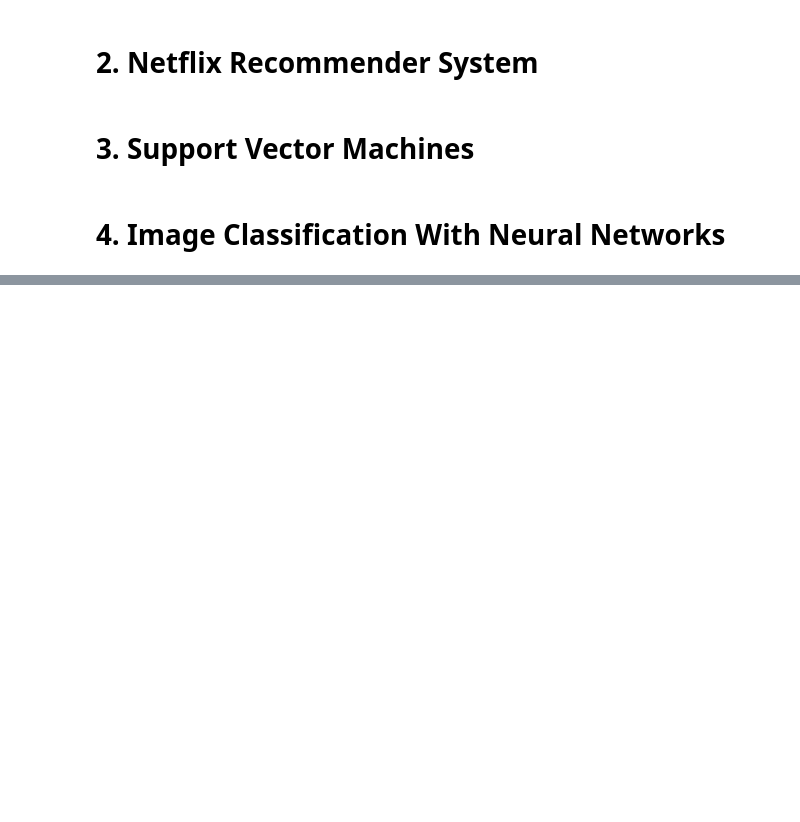
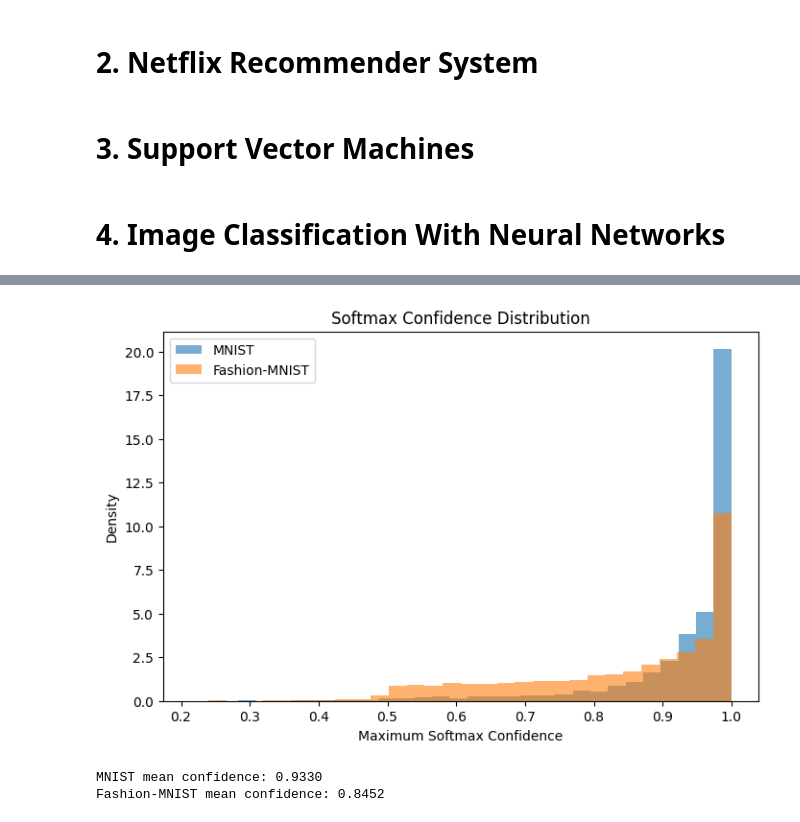
Before and after one commit to lmBored/Student_Descent_Assignment, a Jupyter notebook: assignment_2/HW2_26_setup.ipynb, the cells around one changed output, grey strips where cells are left out. Drawn from its saved outputs; the diff is of its cells as text; code cells hidden in the pictures; blank space fills up the shorter version.

Commit message:
Complete neural network embedding analysis (part 4)

```diff
--- a/assignment_2/HW2_26_setup.ipynb
+++ b/assignment_2/HW2_26_setup.ipynb
@@ -750,8 +750,10 @@ def visualize_embedding_space(
 """Main training and evaluation pipeline."""
 # Edit configuration here like so
 config = Config(
-    epochs=5,
-    learning_rate=0.1
+    epochs=15,
+    learning_rate=0.001,
+    dropout_rate_1=0.3,
+    dropout_rate_2=0.3
 )
 
 print("CNN Embedding Space Learning")
@@ -818,0 +875,44 @@ except Exception as e:
+# %%
+# PART 3b: compute the maximum softmax confidence for each sample.
+# this allows us to compare how confident the MNIST-trained model is on
+# in-distribution data (MNIST) versus out-of-distribution data (Fashion-MNIST).
+
+def get_max_confidences(model, data_loader, config):
+    model.eval()
+    scores = []
+
+    with torch.no_grad():
+        for inputs, _ in data_loader:
+            inputs = inputs.to(config.device)
+
+            logits = model(inputs)
+            probabilities = torch.softmax(logits, dim=1)
+
+            max_confidence, _ = probabilities.max(dim=1)
+            scores.extend(max_confidence.cpu().numpy())
+
+    return np.array(scores)
+
+# collect confidence scores for both datasets
+mnist_conf = get_max_confidences(model, mnist_test_loader, config)
+fashion_conf = get_max_confidences(model, fashion_test_loader, config)
+
+# visualize the confidence distributions.
+# if softmax confidence is a good uncertainty estimate, Fashion-MNIST
+# should generally receive lower confidence than MNIST.
+plt.figure(figsize=(8, 5))
+plt.hist(mnist_conf, bins=30, alpha=0.6, density=True, label="MNIST")
+plt.hist(fashion_conf, bins=30, alpha=0.6, density=True, label="Fashion-MNIST")
+
+plt.xlabel("Maximum Softmax Confidence")
+plt.ylabel("Density")
+plt.title("Softmax Confidence Distribution")
+plt.legend()
+plt.show()
+
+print(f"MNIST mean confidence: {mnist_conf.mean():.4f}")
+print(f"Fashion-MNIST mean confidence: {fashion_conf.mean():.4f}")
+# %% [output]
+[figure, added]
+MNIST mean confidence: 0.9330
+Fashion-MNIST mean confidence: 0.8452
```
Also changed, not shown: parts of 4 cells of this notebook, 1 other file.
